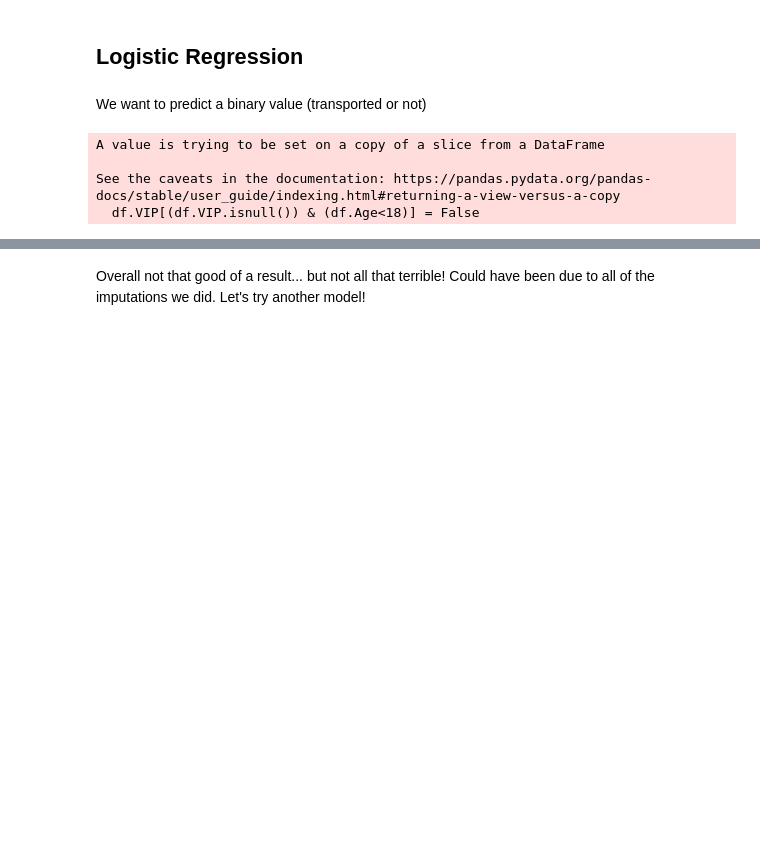
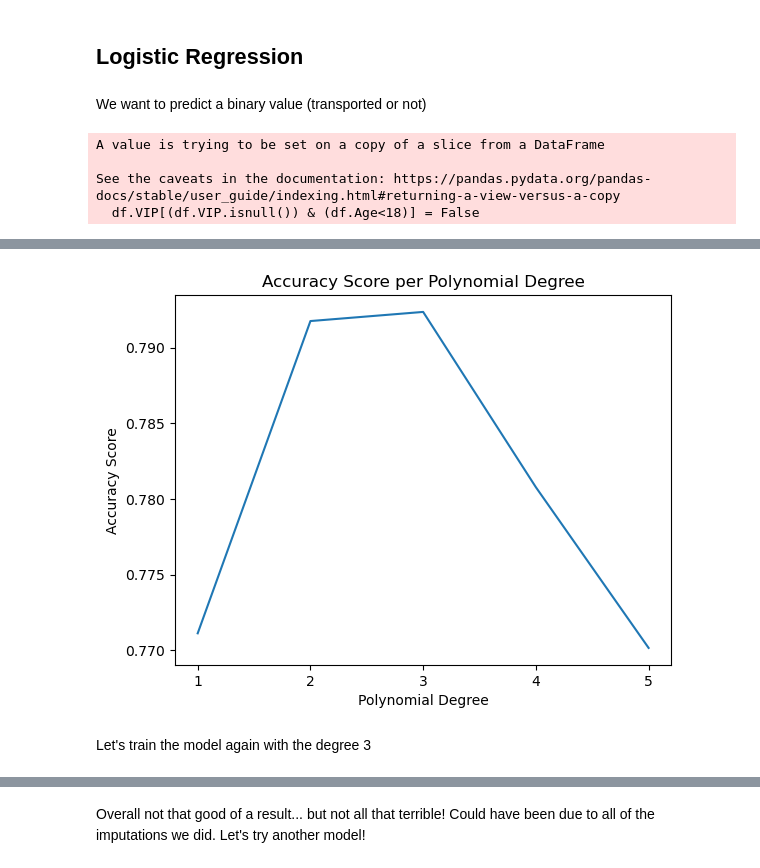
Before and after one commit to johawahn/spaceship_titanic, a Jupyter notebook: TestingModels.ipynb, the cells around one changed output, grey strips where cells are left out. Drawn from its saved outputs; the diff is of its cells as text; code cells hidden in the pictures; blank space fills up the shorter version.

```diff
--- a/TestingModels.ipynb
+++ b/TestingModels.ipynb
@@ -108,0 +110,27 @@ Precision: 0.7322033898305085
+# %%
+kf = KFold(shuffle=True, random_state=72018, n_splits=3)
+scores = []
+coefs = []
+for polyD in [1,2,3,4,5]:
+    lr_ht = LogisticRegression(max_iter=100000)
+    p = PolynomialFeatures(degree=polyD)
+
+    estimator = Pipeline([("Poly", p),
+                          ("scaler", s),
+                          ("regression", lr_ht)])
+
+    predictions = cross_val_predict(estimator, X, y, cv = kf)
+
+    score = accuracy_score(y, predictions)
+
+    scores.append(score)
+# %%
+plt.plot(['1','2','3','4','5'], scores)
+plt.xlabel('Polynomial Degree')
+plt.ylabel('Accuracy Score')
+plt.title("Accuracy Score per Polynomial Degree")
+plt.show()
+# %% [output]
+[figure, added]
+# %% [markdown]
+Let's train the model again with the degree 3
```
Also changed, not shown: parts of 11 cells of this notebook.
